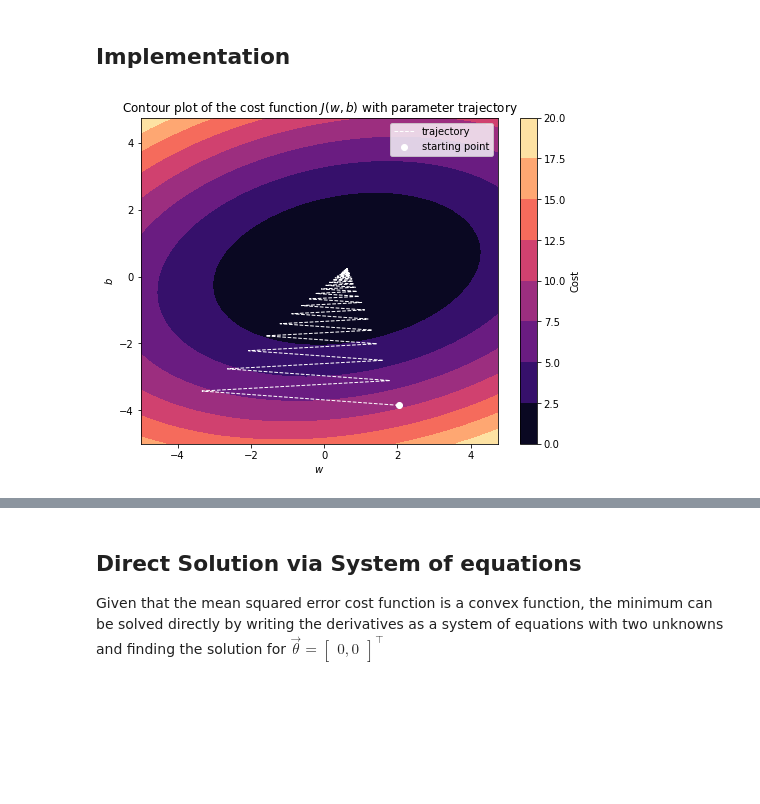
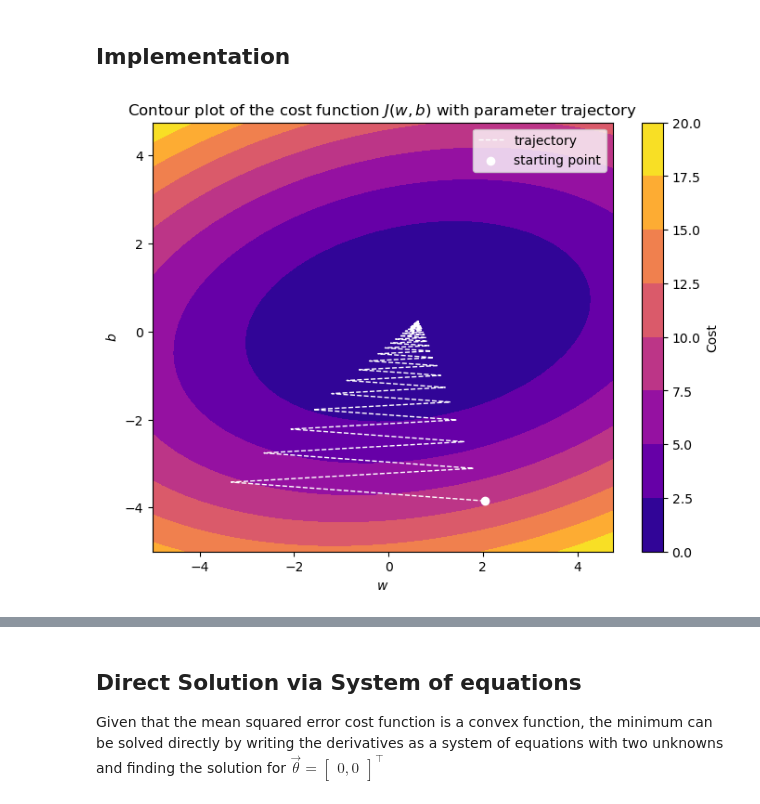
Before and after one commit to UAFederez/MachineLearning, a Jupyter notebook: 01-Univariate_Linear_Regression.ipynb, the cells around one changed output, grey strips where cells are left out. Cells and saved outputs as stored; diff of their text form; code cells hidden in the pictures; blank space fills up the shorter version.

```diff
--- a/01-Univariate_Linear_Regression.ipynb
+++ b/01-Univariate_Linear_Regression.ipynb
@@ -260,17 +260,17 @@ w_gd, b_gd, loss_hist, param_hist = calc_optimal_params_grad_descent(100, 0.1, t
 # %%
 fig, ax = plt.subplots(1, 1)
 fig.set_size_inches((8, 6))
-plt.contourf(X, Y, mean_sqerr, cmap = 'magma')
+plt.contourf(X, Y, mean_sqerr, cmap = 'plasma')
 plt.xlabel('$w$')
 plt.ylabel('$b$')
 plt.title ('Contour plot of the cost function $J(w,b)$ with parameter trajectory')
 plt.colorbar(label = 'Cost')
 plt.plot(param_hist[:, 0], param_hist[:, 1], color = 'white', linewidth = 1.0, linestyle = '--', label = 'trajectory')
 plt.scatter(param_hist[0, 0], param_hist[0, 1], color = 'white', label = 'starting point')
 plt.legend()
 plt.show()
 # %% [output]
-[figure, old version]
+[figure, new version]
 # %%
 plot_against_fitted_line(train_x, train_y, w_gd, b_gd, 'Best fit line using gradient descent')
 # %% [output]
```
Also changed, not shown: parts of 6 cells of this notebook, 1 other file.
